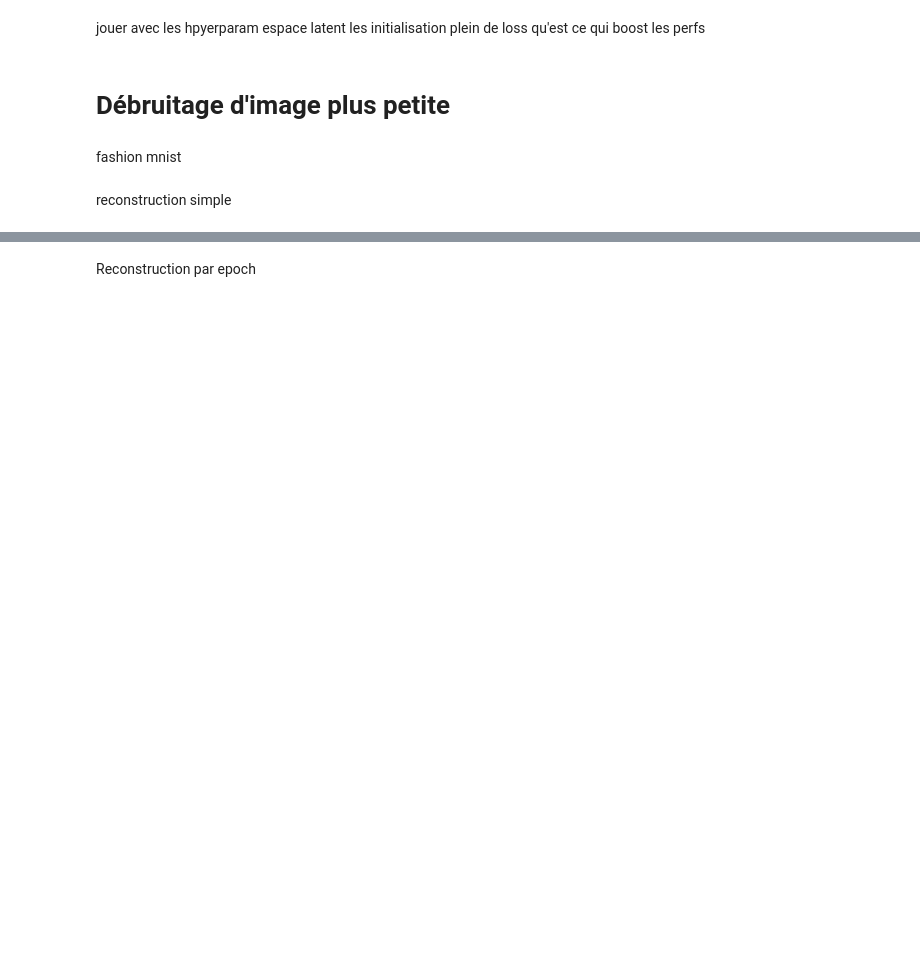
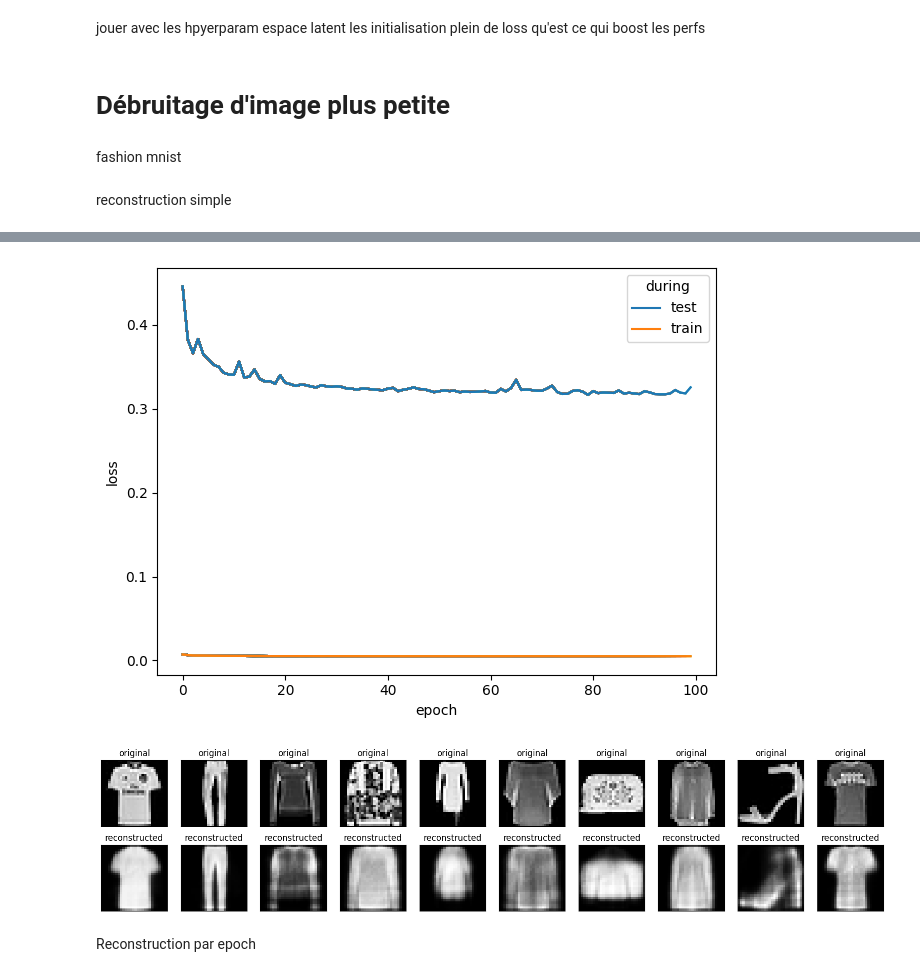
Before and after one commit to dataymeric/NeuralNetworksDIY, a Jupyter notebook: notebooks/encoder_decoder.ipynb, the cells around one changed output, grey strips where cells are left out. Drawn from its saved outputs; the diff is of its cells as text; code cells hidden in the pictures; blank space fills up the shorter version.

```diff
--- a/notebooks/encoder_decoder.ipynb
+++ b/notebooks/encoder_decoder.ipynb
@@ -125,3 +189,66 @@ plt.show()
+# %%
+X_train, X_test, y_train, y_test = load_data(rootdir, trim=1)
+
+y_train_oh = OneHotEncoder().fit_transform(y_train.reshape(-1, 1)).toarray()
+y_test_oh = OneHotEncoder().fit_transform(y_test.reshape(-1, 1)).toarray()
+nb_class = y_train_oh.shape[1]
+batch_size = 64
+
+fig, ax = plt.subplots()
+
+encoder = [
+    Linear(784, 64),
+    TanH(),
+]
+decoder = [
+    Linear(64, 784),
+    Sigmoid()
+]
+net = Sequential(*(encoder + decoder))
+optimizer = Optim(net.reset(), BCELoss(), eps=1e-3)
+result_df = optimizer.SGD_eval(
+    X_train,
+    X_train,
+    batch_size,
+    50,
+    test_size=0.33,
+    return_dataframe=True,
+    online_plot=True,
+)
+
+loss_long_df = pd.melt(
+    result_df,
+    id_vars="epoch",
+    value_vars=["loss_test", "loss_train"],
+    value_name="loss",
+    var_name="during",
+).replace({"loss_test": "test", "loss_train": "train"})
+sns.lineplot(data=loss_long_df, x="epoch", y="loss", hue="during", ax=ax)
+
+n = 10
+decoded_imgs = net.forward(X_test)
+plt.figure(figsize=(20, 4))
+fig.set_tight_layout(True)
+for i in range(n):
+    # display original
+    ax = plt.subplot(2, n, i + 1)
+    plt.imshow(X_test[i].reshape(28, 28))
+    plt.title("original")
+    plt.gray()
+    ax.get_xaxis().set_visible(False)
+    ax.get_yaxis().set_visible(False)
+
+    # display reconstruction
+    ax = plt.subplot(2, n, i + 1 + n)
+    plt.imshow(decoded_imgs[i].reshape(28, 28))
+    plt.title("reconstructed")
+    plt.gray()
+    ax.get_xaxis().set_visible(False)
+    ax.get_yaxis().set_visible(False)
+plt.show()
+# %% [output]
+[figure, added]
+[figure, added]
 # %% [markdown]
 Reconstruction par epoch
 # %%
```
Also changed, not shown: parts of 14 cells of this notebook.
